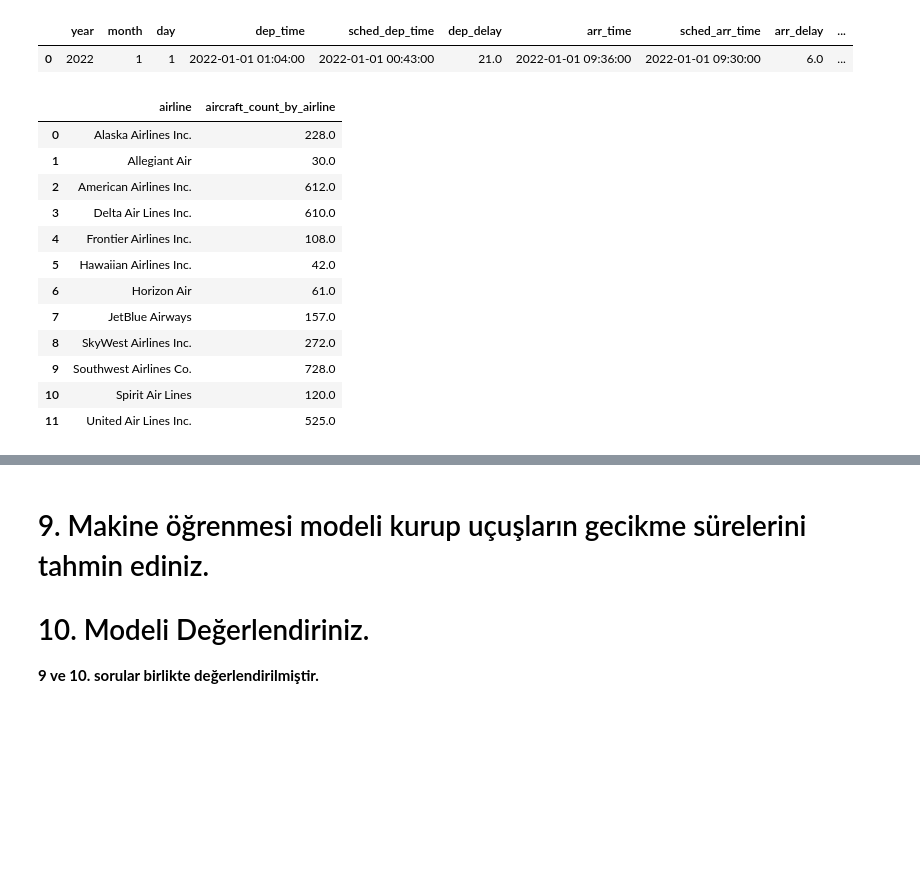
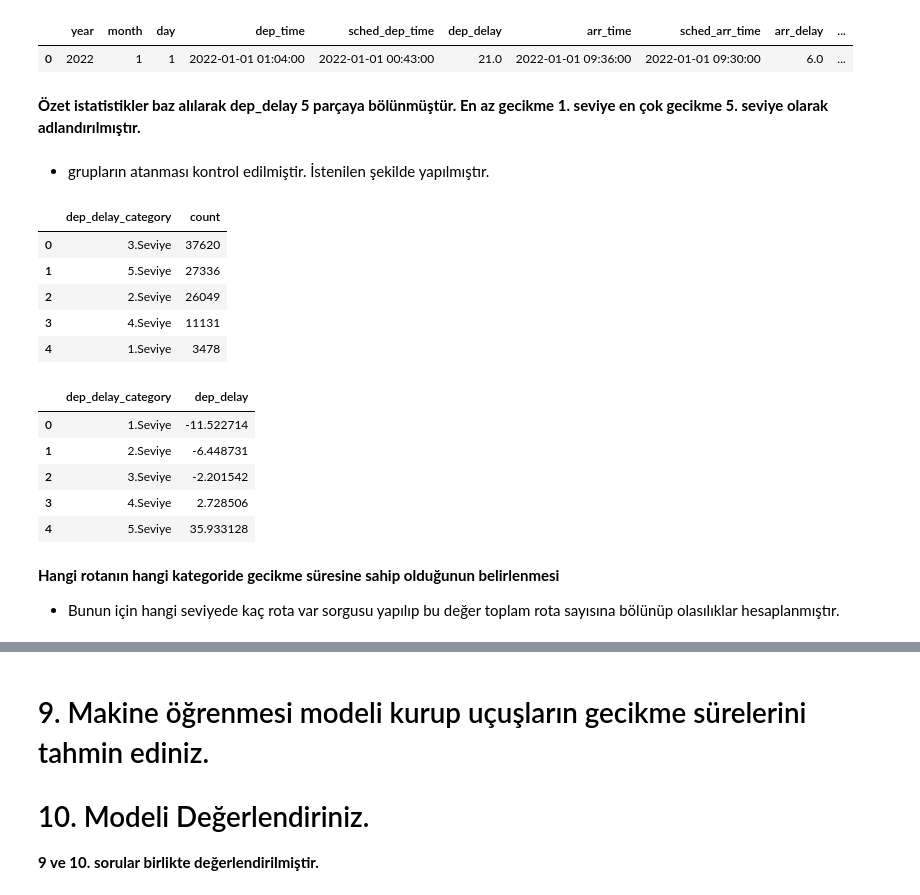
Before and after one commit to kntvrl/flights_project, a Jupyter notebook: project_notebook_ds.ipynb, the cells around one changed output, grey strips where cells are left out. Cells and saved outputs as stored; diff of their text form; code cells hidden in the pictures; blank space fills up the shorter version.

Commit message:
rota olasılıkları eklendi

```diff
--- a/project_notebook_ds.ipynb
+++ b/project_notebook_ds.ipynb
@@ -1269,19 +1308,32 @@ df.head(1)
 # %% [output]
 |  | year | month | day | dep_time | sched_dep_time | dep_delay | arr_time | sched_arr_time | arr_delay | ... |
 | 0 | 2022 | 1 | 1 | 2022-01-01 01:04:00 | 2022-01-01 00:43:00 | 21.0 | 2022-01-01 09:36:00 | 2022-01-01 09:30:00 | 6.0 | ... |
+# %% [markdown]
+**Özet istatistikler baz alılarak dep_delay 5 parçaya bölünmüştür. En az gecikme 1. seviye en çok gecikme 5. seviye olarak adlandırılmıştır.**
+# %%
+bins = [-np.inf, -10.0, -5.0, 0.0, 5.0, np.inf]
+labels= ["1.Seviye","2.Seviye","3.Seviye","4.Seviye","5.Seviye"]
+df["dep_delay_category"] = pd.cut(df["dep_delay"],bins=bins, labels=labels)
+# %% [markdown]
+- grupların atanması kontrol edilmiştir. İstenilen şekilde yapılmıştır.
+# %%
+df[["dep_delay_category"]].value_counts().reset_index()
+# %% [output]
+|  | dep_delay_category | count |
+| 0 | 3.Seviye | 37620 |
+| 1 | 5.Seviye | 27336 |
+| 2 | 2.Seviye | 26049 |
+| 3 | 4.Seviye | 11131 |
+| 4 | 1.Seviye | 3478 |
 # %%
-df.groupby("airline")["aircraft_count_by_airline"].mean().reset_index()
+df.groupby("dep_delay_category")["dep_delay"].mean().reset_index()
 # %% [output]
-|  | airline | aircraft_count_by_airline |
-| 0 | Alaska Airlines Inc. | 228.0 |
-| 1 | Allegiant Air | 30.0 |
-| 2 | American Airlines Inc. | 612.0 |
-| 3 | Delta Air Lines Inc. | 610.0 |
-| 4 | Frontier Airlines Inc. | 108.0 |
-| 5 | Hawaiian Airlines Inc. | 42.0 |
-| 6 | Horizon Air | 61.0 |
-| 7 | JetBlue Airways | 157.0 |
-| 8 | SkyWest Airlines Inc. | 272.0 |
-| 9 | Southwest Airlines Co. | 728.0 |
-| 10 | Spirit Air Lines | 120.0 |
-| 11 | United Air Lines Inc. | 525.0 |
+|  | dep_delay_category | dep_delay |
+| 0 | 1.Seviye | -11.522714 |
+| 1 | 2.Seviye | -6.448731 |
+| 2 | 3.Seviye | -2.201542 |
+| 3 | 4.Seviye | 2.728506 |
+| 4 | 5.Seviye | 35.933128 |
+# %% [markdown]
+**Hangi rotanın hangi kategoride gecikme süresine sahip olduğunun belirlenmesi**
+- Bunun için hangi seviyede kaç rota var sorgusu yapılıp bu değer toplam rota sayısına bölünüp olasılıklar hesaplanmıştır.
```
Also changed, not shown: parts of 15 cells of this notebook.
